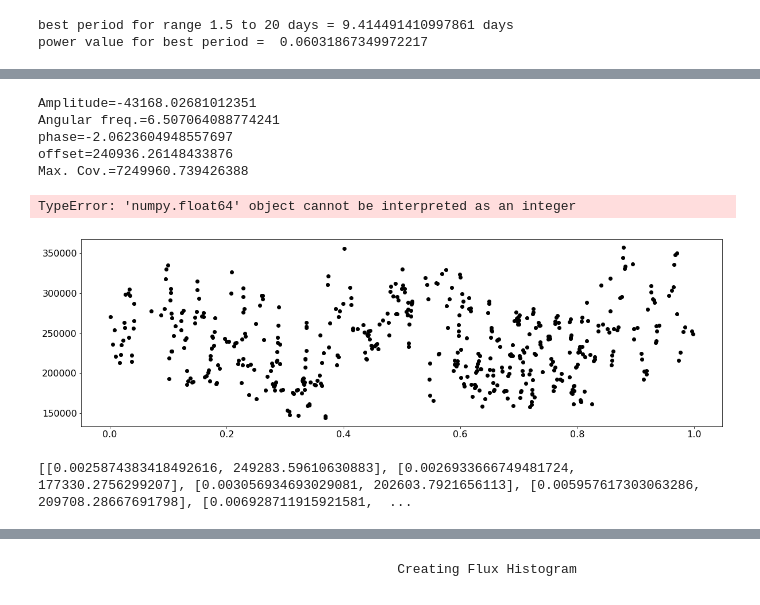
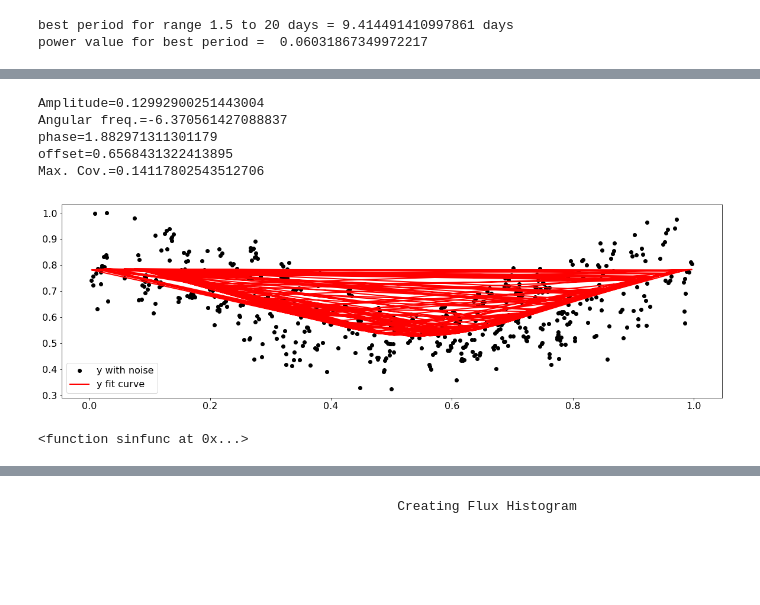
Before and after one commit to joshuapepper/kelt_halo, a Jupyter notebook: old fnAql.ipynb, the cells around one changed output, grey strips where cells are left out. Cells and saved outputs as stored; diff of their text form; code cells hidden in the pictures; blank space fills up the shorter version.

```diff
--- a/old fnAql.ipynb
+++ b/old fnAql.ipynb
@@ -33,7 +33,7 @@ star_folder = table_directory+'star_tables/' #directory of folder in which star
 
 table_median_MAD_file_name="table_median_MAD.txt"
 
-num_stars_kept = 8 #final amount of comparison stars desired
+num_stars_kept = 15 #final amount of comparison stars desired
 number_of_clippings = 4 #how many times should the clipping method be run
 clipping_treshold = 2.5 # what flux values should be rejected from the analysis, in multiples of MAD
 
@@ -753,59 +743,53 @@ import pylab as plt
 def fit_sin(time, point):
     ff = np.fft.fftfreq(len(time), (time[1]-time[0]))   # assume uniform spacing
     Fpoint = abs(np.fft.fft(point))
     guess_freq = abs(ff[np.argmax(Fpoint[1:])+1])   # excluding the zero frequency "peak", which is related to offset
     guess_amp = np.std(point) * 2.**0.5
     guess_offset = np.mean(point)
     guess = np.array([guess_amp, 2.*np.pi*guess_freq, 0., guess_offset])
 
     popt, pcov = scipy.optimize.curve_fit(sinfunc, time, point, p0=guess)
     A, w, p, c = popt
     f = w/(2.*np.pi)
     fitfunc = lambda t: A * np.sin(w*t + p) + c
     return {"amp": A, "omega": w, "phase": p, "offset": c, "freq": f, "period": 1./f, "fitfunc": fitfunc, "maxcov": np.max(pcov), "rawres": (guess,popt,pcov)}
 
 
 def sinfunc(t, A, w, p, c):
     return A * np.sin(w*t + p) + c
 
-full_table=[]
-for i in range(len(non_zero_times)):
-    full_table.append([phase[i],final_flux[i]])
+#def newPoint(timestamp):
+#return sinfunc(timestamp, amp, omega, phase, offset)
 
-full_table=sorted(full_table, key=operator.itemgetter(0))
+plotting_flux=normalized_final_flux
+plotting_phase=phase
 
-plotting_phase = [full_table[i][0] for i in range (len(full_table))]
-plotting_flux = [full_table[i][1] for i in range (len(full_table))]
+#sinCurve=[]
+#for i in range(len(phase)):
+#    sinCurve.append(newPoint(phase[i]))
 
-## fit data tables
-# N= number of points to fit
-# amp= the amplitude
-# omega= angular frequency
-# phase=
-# offset= on the y axis
-# noise= for making points
-#N, amp, omega, phase2, offset, noise = 100, 1, 2, .5, 0, 1
-res = fit_sin(plotting_phase, plotting_flux)
+
+
 print("Amplitude=%(amp)s" % res)
 print("Angular freq.=%(omega)s" % res)
 print("phase=%(phase)s" % res)
 print("offset=%(offset)s" % res)
 print("Max. Cov.=%(maxcov)s" % res)
 
-plt.plot(plotting_phase, final_flux, "ok", label="y with noise")
-plt.plot(plotting_phase,
-         res["fitfunc"](plotting_phase), "r-", label="y fit curve", linewidth=2)
+plt.plot(plotting_phase, normalized_final_flux, "ok", label="y with noise")
+plt.plot(plotting_phase, res["fitfunc"](plotting_phase), "r-", label="y fit curve", linewidth=2)
+#plt.plot(plotting_phase, sinCurve, "r-", label="y fit curve", linewidth=2)
+
 plt.legend(loc="best")
 plt.show()
 # %% [output]
-Amplitude=-43168.02681012351
-Angular freq.=6.507064088774241
-phase=-2.0623604948557697
-offset=240936.26148433876
-Max. Cov.=7249960.739426388
+Amplitude=0.12992900251443004
+Angular freq.=-6.370561427088837
+phase=1.882971311301179
+offset=0.6568431322413895
+Max. Cov.=0.14117802543512706
-TypeError: 'numpy.float64' object cannot be interpreted as an integer
-[figure, old version]
+[figure, new version]
 # %%
-print(full_table)
+print (sinfunc)
 # %% [output]
-[[0.0025874383418492616, 249283.59610630883], [0.0026933666749481724, 177330.2756299207], [0.003056934693029081, 202603.7921656113], [0.005957617303063286, 209708.28667691798], [0.006928711915921581,  ...
+<function sinfunc at 0x...>
```
Also changed, not shown: parts of 11 cells of this notebook.
